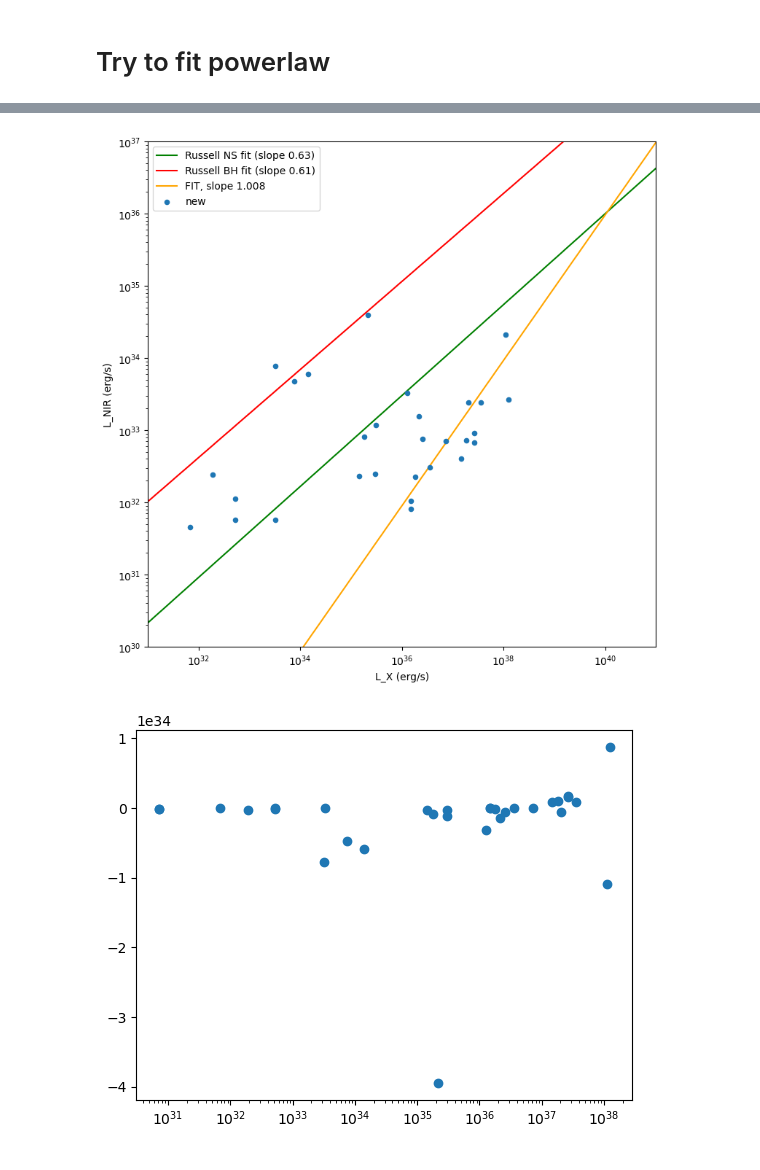
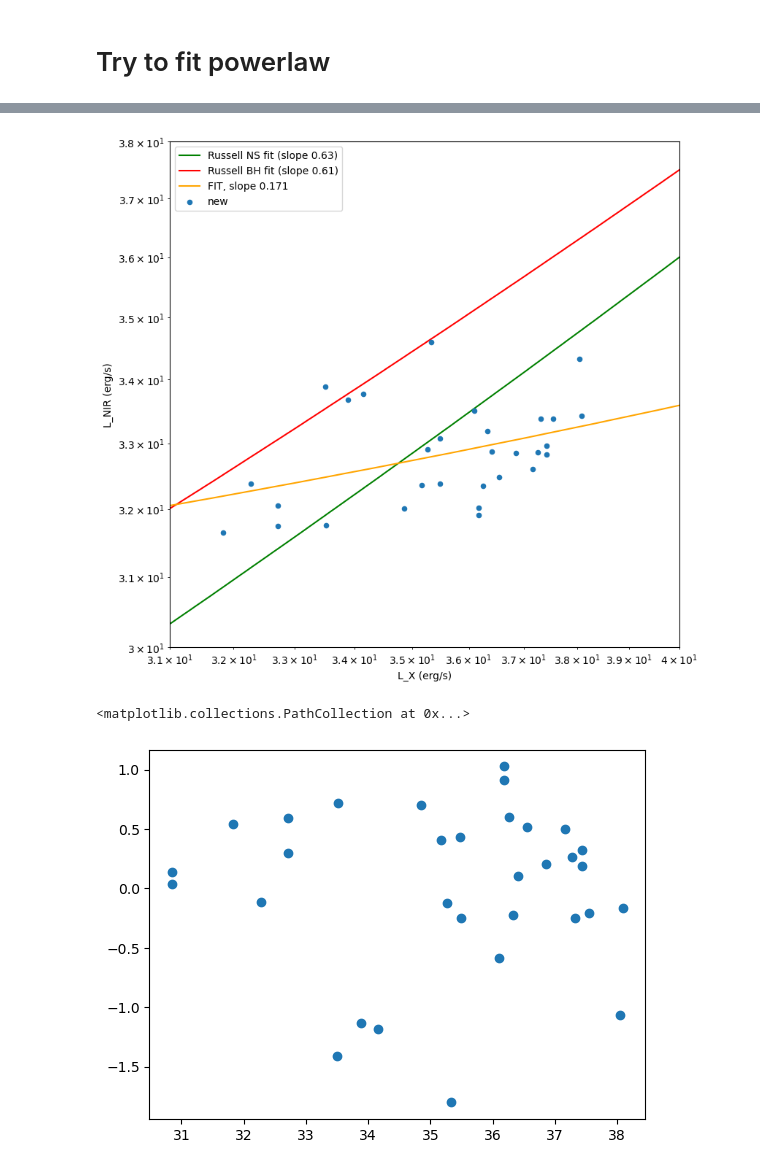
Before and after one commit to reitsmairis/xrbs, a Jupyter notebook: Plot_luminosities.ipynb, the cells around one changed output, grey strips where cells are left out. Saved outputs shown, nothing was run; the diff lists cells and outputs as text; code cells hidden in the pictures.

```diff
--- a/Plot_luminosities.ipynb
+++ b/Plot_luminosities.ipynb
@@ -513,22 +514,26 @@ y_fit_fixed_disc = objective_fixed_disc(xrange, poptdisc[0])
 fig, ax = plt.subplots(figsize = (9, 9))
 xrange= np.logspace(29, 41, num=10)
 y = 10**10.8 * xrange**(0.63)
-ax.plot(xrange, y, c='g', label='Russell NS fit (slope 0.63)')
+ax.plot(np.log10(xrange), np.log10(y), c='g', label='Russell NS fit (slope 0.63)')
 y_bh = 10**13.1 * xrange**0.61
-ax.plot(xrange, y_bh, c='r', label='Russell BH fit (slope 0.61)')
-ax.plot(xrange, y_fit, c='orange', label='FIT, slope ' + str(round(popt1[1], 3)))
-ax.plot(xrange, y_fit_fixed, c='pink', label='FIT, slope fixed at 0.63')
-ax.plot(xrange, y_fit_fixed_repro, c='k', label='Reprocessing fit (slope 0.5)')
-ax.plot(xrange, y_fit_fixed_jet, c='b', label='Jet fit (slope 1.4)')
-ax.plot(xrange, y_fit_fixed_disc, c='y', label='Viscous disc fit (slope 0.3)')
+log_xrange = np.log10(xrange)
+ax.plot(np.log10(xrange), np.log10(y_bh), c='r', label='Russell BH fit (slope 0.61)')
+ax.plot(log_xrange, y_fit, c='orange', label='FIT, slope ' + str(round(popt1[1], 3)))
+ax.plot(log_xrange, y_fit_fixed, c='pink', label='FIT, slope fixed at 0.63')
+ax.plot(log_xrange, y_fit_fixed_repro, c='k', label='Reprocessing fit (slope 0.5)')
+ax.plot(log_xrange, y_fit_fixed_jet, c='b', label='Jet fit (slope 1.4)')
+ax.plot(log_xrange, y_fit_fixed_disc, c='y', label='Viscous disc fit (slope 0.3)')
 
-ax.scatter(tbl['L_X'], tbl['L_NIR'], label='new', s=20, zorder=10)
-ax.set_xscale('log')
-ax.set_yscale('log')
+ax.scatter(tbl['log_L_X'], tbl['log_L_NIR'], label='data', s=20, zorder=10)
 ax.set_xlabel('L_X (erg/s)')
 ax.set_ylabel('L_NIR (erg/s)')
 ax.set_xlim(10e30, 10e40)
 ax.set_ylim(10e29, 10e36)
+ax.set_xlim(31, 41)
+ax.set_ylim(29, 40)
+ax.plot(np.mean(tbl['log_L_X']), np.mean(tbl['log_L_NIR']), ms=1, color='r')
 plt.legend()
 plt.show()
+
+print(np.mean(tbl['log_L_X']), np.mean(tbl['log_L_NIR']))
 # %% [output]
@@ -536,35 +542,33 @@ plt.show()
 # %%
 fig, ax = plt.subplots(figsize = (9, 9))
 xrange= np.logspace(29, 41, num=10)
 y = 10**10.8 * xrange**(0.63)
-ax.plot(xrange, y, c='g', label='Russell NS fit (slope 0.63)')
+ax.plot(log_xrange, np.log10(y), c='g', label='Russell NS fit (slope 0.63)')
 y_bh = 10**13.1 * xrange**0.61
-ax.plot(xrange, y_bh, c='r', label='Russell BH fit (slope 0.61)')
-ax.plot(xrange, y_fit, c='orange', label='FIT, slope ' + str(round(popt1[1], 3)))
+ax.plot(log_xrange, np.log10(y_bh), c='r', label='Russell BH fit (slope 0.61)')
+ax.plot(log_xrange, y_fit, c='orange', label='FIT, slope ' + str(round(popt1[1], 3)))
 # ax.plot(xrange, y_fit_fixed, c='pink', label='FIT, slope fixed at 0.63')
 # ax.plot(xrange, y_fit_fixed_repro, c='k', label='Reprocessing fit (slope 0.5)')
 # ax.plot(xrange, y_fit_fixed_jet, c='b', label='Jet fit (slope 1.4)')
 # ax.plot(xrange, y_fit_fixed_disc, c='y', label='Viscous disc fit (slope 0.3)')
 
-ax.scatter(tbl['L_X'], tbl['L_NIR'], label='new', s=20, zorder=10)
+ax.scatter(tbl['log_L_X'], tbl['log_L_NIR'], label='new', s=20, zorder=10)
 ax.set_xscale('log')
 ax.set_yscale('log')
 ax.set_xlabel('L_X (erg/s)')
 ax.set_ylabel('L_NIR (erg/s)')
-ax.set_xlim(10e30, 10e40)
-ax.set_ylim(10e29, 10e36)
+ax.set_xlim(31, 40)
+ax.set_ylim(30, 38)
 plt.legend()
 plt.show()
 
-LNIR_predict = objective(tbl['L_X'], popt1[0], popt1[1])
-resid = LNIR_predict - tbl['L_NIR']
-plt.scatter(tbl['L_X'], resid)
-plt.xscale('log')
-# plt.ylim(-1e34, 1e34)
-# plt.yscale('log')
+LNIR_predict = objective(tbl['log_L_X'], popt1[0], popt1[1])
+resid = LNIR_predict - tbl['log_L_NIR']
+plt.scatter(tbl['log_L_X'], resid)
 # %% [output]
-[figure, old version]
+[figure, new version]
+<matplotlib.collections.PathCollection at 0x...>
-[figure, old version]
+[figure, new version]
 # %%
 NIR_std_up = np.std(((tbl[tbl['D_errup'] < 10]['log_L_NIR_errup_noflux'])))
 NIR_std_low = np.std(((tbl[tbl['D_errup'] < 10]['log_L_NIR_errlow_noflux'])))
```
Also changed, not shown: parts of 10 cells of this notebook, 2 other files.
